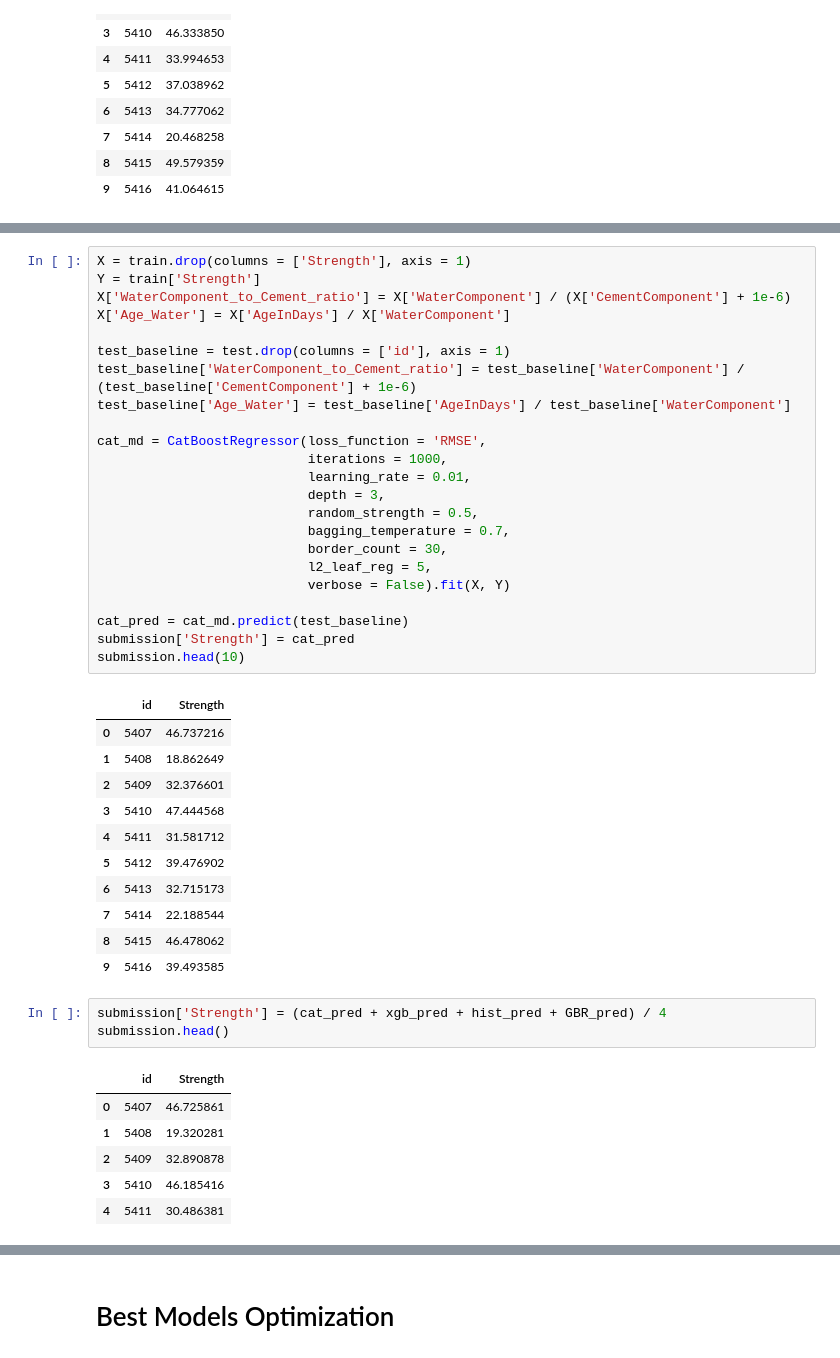
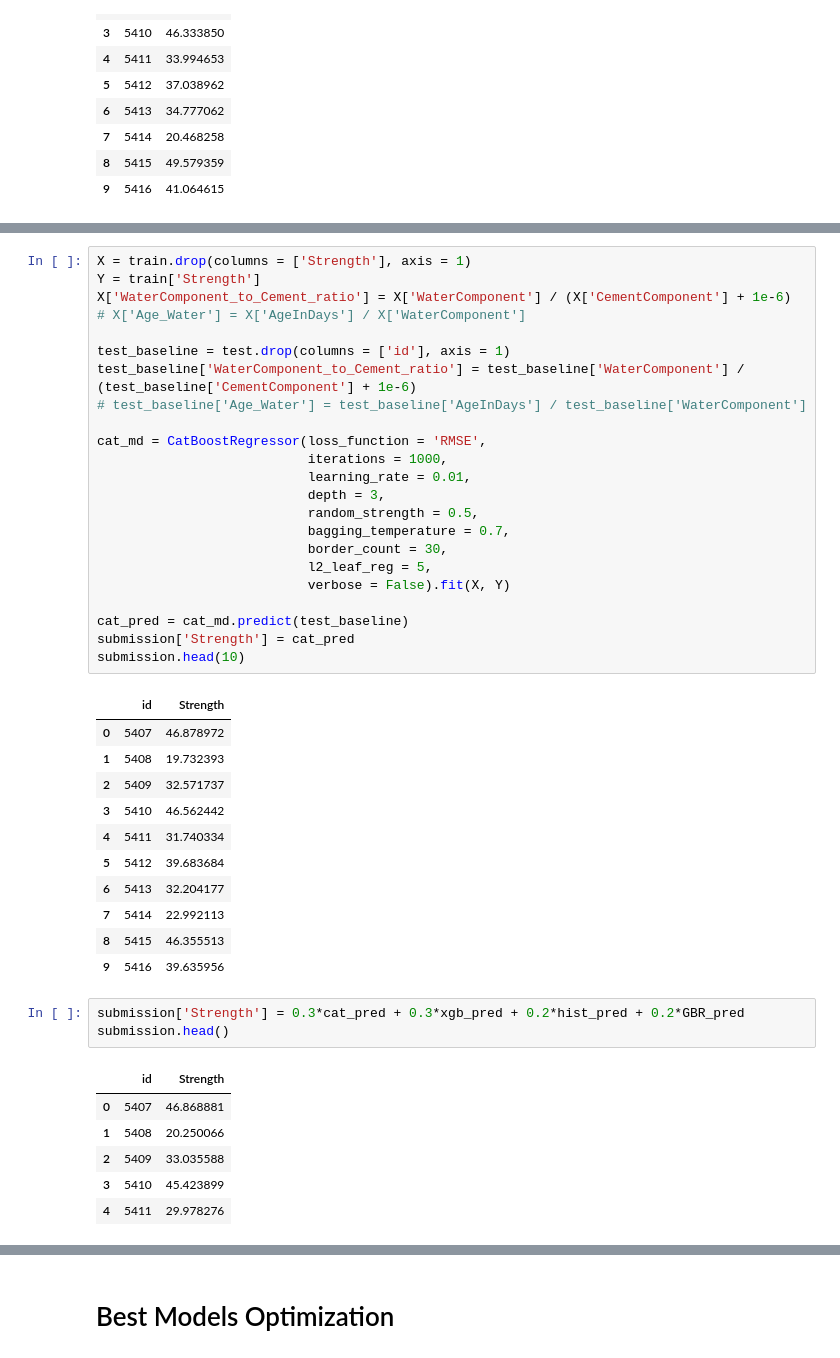
Before and after one commit to Analytics-Data-Science-and-Tech/Analytics_Data_Science, a Jupyter notebook: Tabular-Playground-Series/PS-S3/Ep9/Synthetic_Original.ipynb, the cells around one changed output, grey strips where cells are left out. Cells and saved outputs as stored; diff of their text form.

```diff
--- a/Tabular-Playground-Series/PS-S3/Ep9/Synthetic_Original.ipynb
+++ b/Tabular-Playground-Series/PS-S3/Ep9/Synthetic_Original.ipynb
@@ -256,46 +256,46 @@ submission.head(10)
 # %%
 X = train.drop(columns = ['Strength'], axis = 1)
 Y = train['Strength']
 X['WaterComponent_to_Cement_ratio'] = X['WaterComponent'] / (X['CementComponent'] + 1e-6)
-X['Age_Water'] = X['AgeInDays'] / X['WaterComponent']
+# X['Age_Water'] = X['AgeInDays'] / X['WaterComponent']
 
 test_baseline = test.drop(columns = ['id'], axis = 1)
 test_baseline['WaterComponent_to_Cement_ratio'] = test_baseline['WaterComponent'] / (test_baseline['CementComponent'] + 1e-6)
-test_baseline['Age_Water'] = test_baseline['AgeInDays'] / test_baseline['WaterComponent']
+# test_baseline['Age_Water'] = test_baseline['AgeInDays'] / test_baseline['WaterComponent']
 
 cat_md = CatBoostRegressor(loss_function = 'RMSE',
                            iterations = 1000,
                            learning_rate = 0.01,
                            depth = 3,
                            random_strength = 0.5,
                            bagging_temperature = 0.7,
                            border_count = 30,
                            l2_leaf_reg = 5,
                            verbose = False).fit(X, Y)
 
 cat_pred = cat_md.predict(test_baseline)
 submission['Strength'] = cat_pred
 submission.head(10)
 # %% [output]
 |  | id | Strength |
-| 0 | 5407 | 46.737216 |
-| 1 | 5408 | 18.862649 |
-| 2 | 5409 | 32.376601 |
-| 3 | 5410 | 47.444568 |
-| 4 | 5411 | 31.581712 |
-| 5 | 5412 | 39.476902 |
-| 6 | 5413 | 32.715173 |
-| 7 | 5414 | 22.188544 |
-| 8 | 5415 | 46.478062 |
-| 9 | 5416 | 39.493585 |
+| 0 | 5407 | 46.878972 |
+| 1 | 5408 | 19.732393 |
+| 2 | 5409 | 32.571737 |
+| 3 | 5410 | 46.562442 |
+| 4 | 5411 | 31.740334 |
+| 5 | 5412 | 39.683684 |
+| 6 | 5413 | 32.204177 |
+| 7 | 5414 | 22.992113 |
+| 8 | 5415 | 46.355513 |
+| 9 | 5416 | 39.635956 |
 # %%
-submission['Strength'] = (cat_pred + xgb_pred + hist_pred + GBR_pred) / 4
+submission['Strength'] = 0.3*cat_pred + 0.3*xgb_pred + 0.2*hist_pred + 0.2*GBR_pred
 submission.head()
 # %% [output]
 |  | id | Strength |
-| 0 | 5407 | 46.725861 |
-| 1 | 5408 | 19.320281 |
-| 2 | 5409 | 32.890878 |
-| 3 | 5410 | 46.185416 |
-| 4 | 5411 | 30.486381 |
+| 0 | 5407 | 46.868881 |
+| 1 | 5408 | 20.250066 |
+| 2 | 5409 | 33.035588 |
+| 3 | 5410 | 45.423899 |
+| 4 | 5411 | 29.978276 |
 # %%
```
Also changed, not shown: parts of 5 cells of this notebook.
